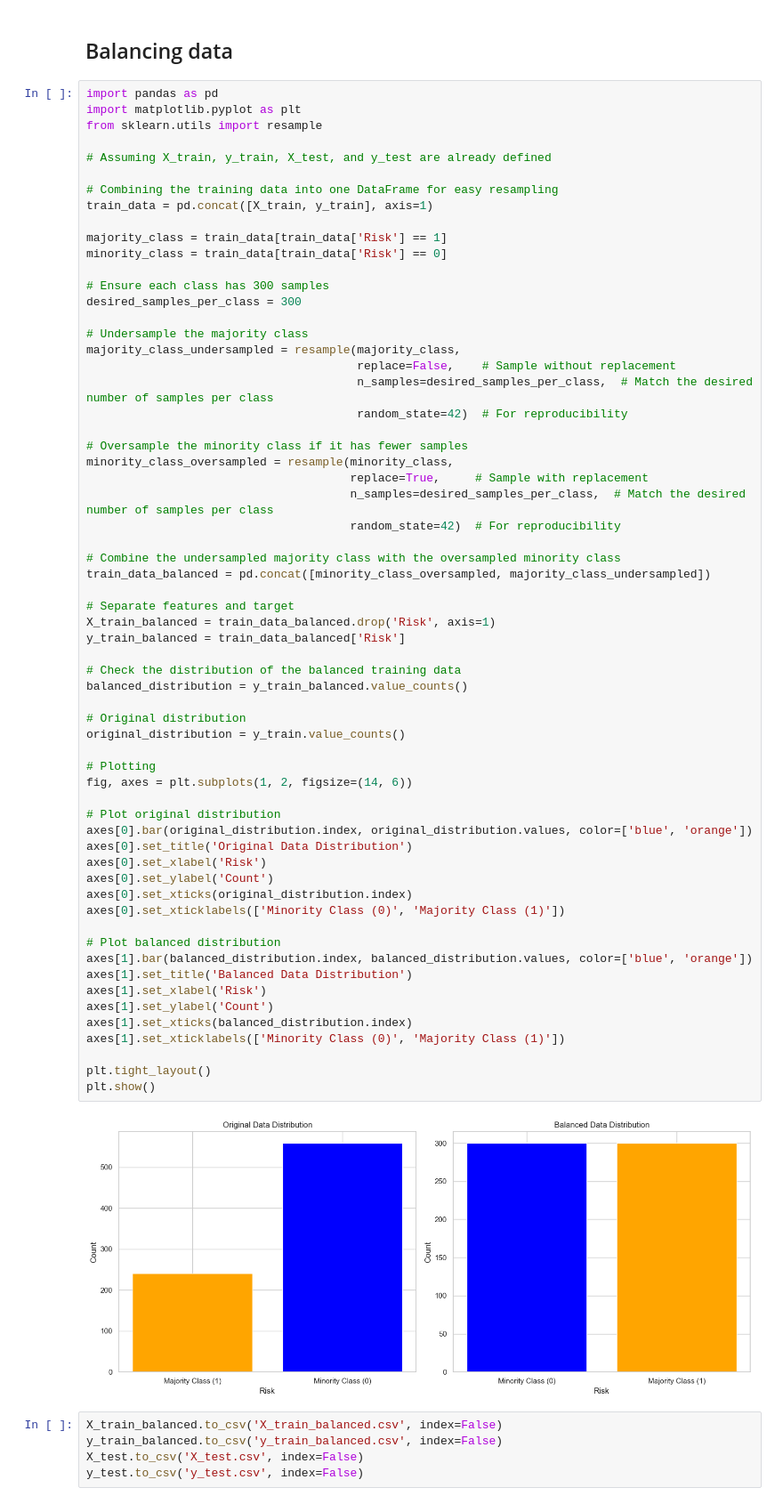
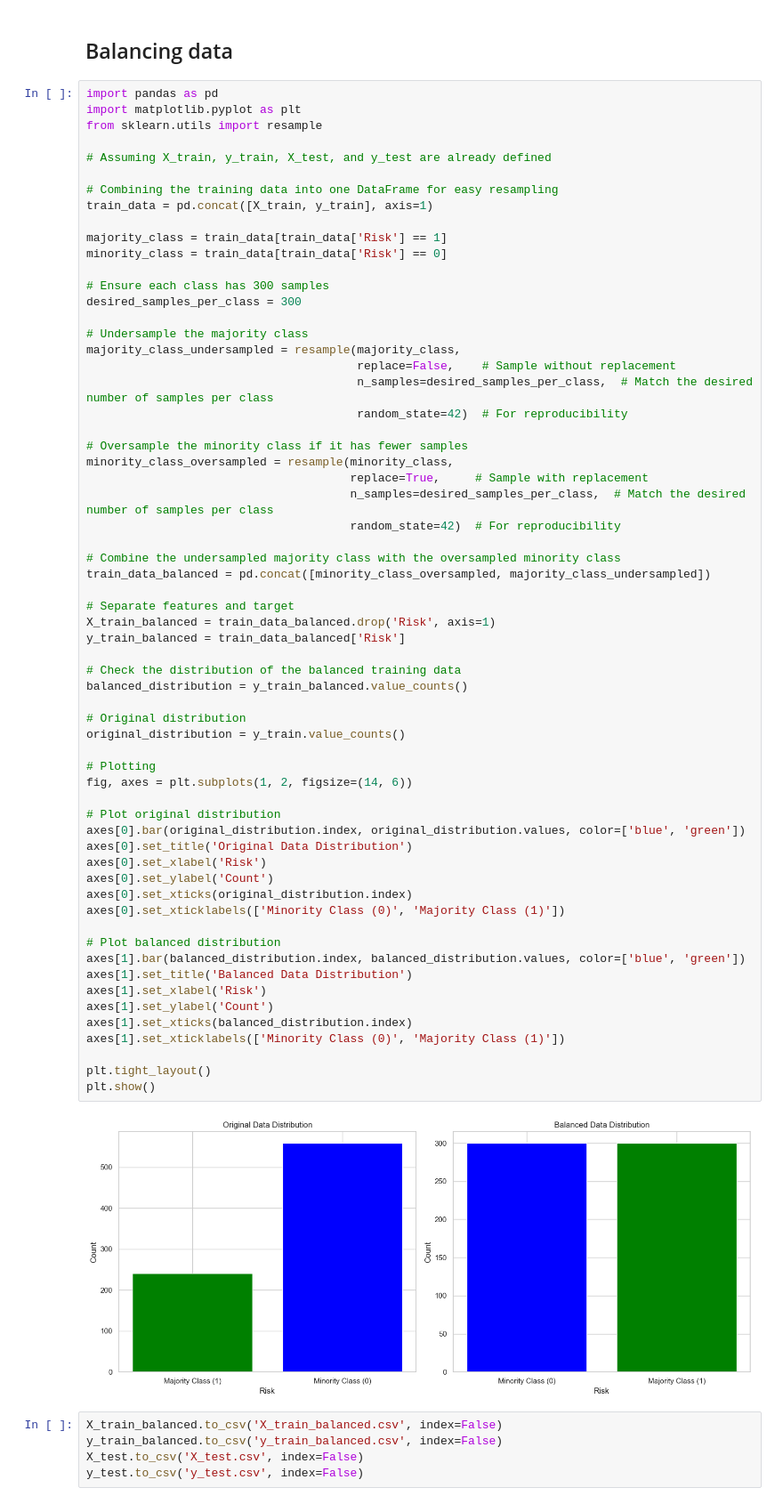
Before and after one commit to hamedahmed100/RR_project_HHRPTeam, a Jupyter notebook: data_preprocessing .ipynb, the cells around one changed output. Shown at 89% size. Drawn from its saved outputs; the diff is of its cells as text.

```diff
--- a/data_preprocessing .ipynb
+++ b/data_preprocessing .ipynb
@@ -275,36 +275,36 @@ train_data_balanced = pd.concat([minority_class_oversampled, majority_class_unde
 # Separate features and target
 X_train_balanced = train_data_balanced.drop('Risk', axis=1)
 y_train_balanced = train_data_balanced['Risk']
 
 # Check the distribution of the balanced training data
 balanced_distribution = y_train_balanced.value_counts()
 
 # Original distribution
 original_distribution = y_train.value_counts()
 
 # Plotting
 fig, axes = plt.subplots(1, 2, figsize=(14, 6))
 
 # Plot original distribution
-axes[0].bar(original_distribution.index, original_distribution.values, color=['blue', 'orange'])
+axes[0].bar(original_distribution.index, original_distribution.values, color=['blue', 'green'])
 axes[0].set_title('Original Data Distribution')
 axes[0].set_xlabel('Risk')
 axes[0].set_ylabel('Count')
 axes[0].set_xticks(original_distribution.index)
 axes[0].set_xticklabels(['Minority Class (0)', 'Majority Class (1)'])
 
 # Plot balanced distribution
-axes[1].bar(balanced_distribution.index, balanced_distribution.values, color=['blue', 'orange'])
+axes[1].bar(balanced_distribution.index, balanced_distribution.values, color=['blue', 'green'])
 axes[1].set_title('Balanced Data Distribution')
 axes[1].set_xlabel('Risk')
 axes[1].set_ylabel('Count')
 axes[1].set_xticks(balanced_distribution.index)
 axes[1].set_xticklabels(['Minority Class (0)', 'Majority Class (1)'])
 
 plt.tight_layout()
 plt.show()
 # %% [output]
-[figure, old version]
+[figure, new version]
 # %%
 X_train_balanced.to_csv('X_train_balanced.csv', index=False)
 y_train_balanced.to_csv('y_train_balanced.csv', index=False)
```
